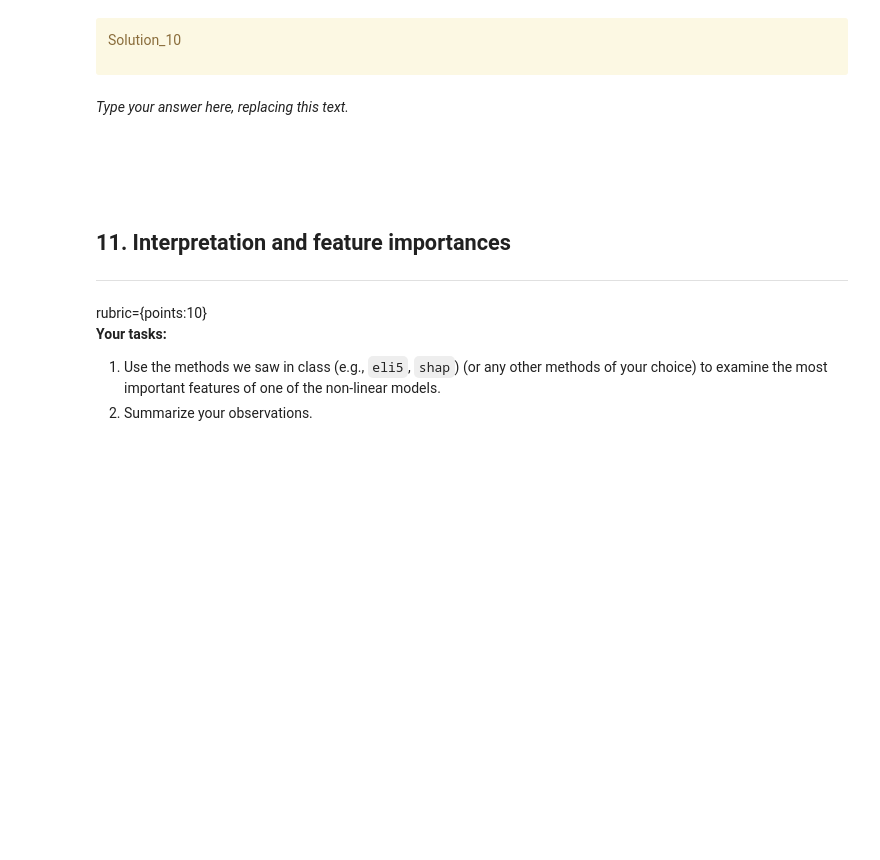
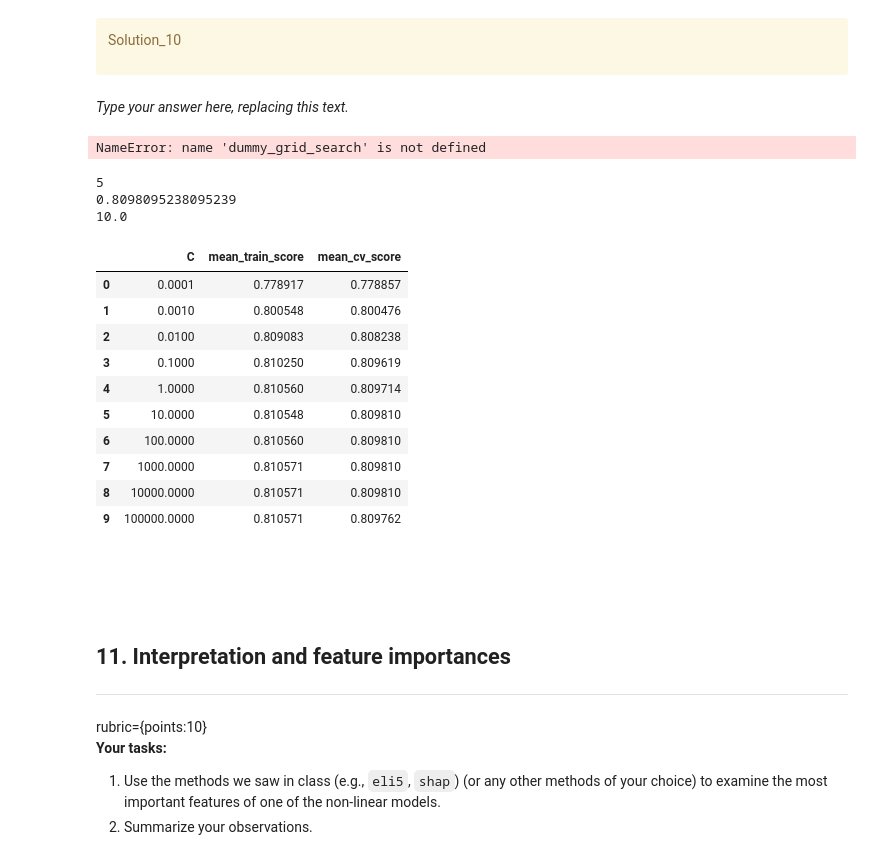
Before and after one commit to Nick-zhen/ML-Project, a Jupyter notebook: hw5/hw5.ipynb, the cells around one changed output. Cells and saved outputs as stored; diff of their text form; code cells hidden in the pictures; blank space fills up the shorter version.

```diff
--- a/hw5/hw5.ipynb
+++ b/hw5/hw5.ipynb
@@ -605,3 +756,72 @@ _Type your answer here, replacing this text._
+# %%
+# model 1 Dummy classifier: code based on lecture 8 and sklearn.org dummy classifier
+dummy_param_grid = {'strategy': ['most_frequent', 'stratified', 'uniform']}
+#setting up grid for grid search,did not include constant because we need to pick a number or else there is error
+scores_dict = {'strategy': [], 'mean_train_score': [], 'mean_cv_score': []}  #creat dictionary item to store results
+
+dummy_model = DummyClassifier() #our model
+
+for s in dummy_param_grid["strategy"]:
+    dummy_model.set_params(strategy=s) #strategy
+    GridSearchCV(dummy_model, dummy_param_grid,scoring='accuracy') #grid search
+    dummy_grid_search.fit(X_transformed, y_train) #fit
+    scores = cross_validate(dummy_model, X_transformed, y_train, return_train_score=True)
+    mean_train_score = scores["train_score"].mean() # we are only taking mean scores for cross validation here because cv scores should not be that different for dummy
+    mean_cv_score = scores["test_score"].mean()
+
+    scores_dict['strategy'].append(s)
+    scores_dict['mean_train_score'].append(mean_train_score)
+    scores_dict['mean_cv_score'].append(mean_cv_score)
+
+results_df = pd.DataFrame(scores_dict)
+results_df
+
+#we can see here that our model tell us the best strategy is 'most frequent'
+# %% [output]
+NameError: name 'dummy_grid_search' is not defined
+# %%
+# model 2 logistic regression: code based on lesture 7, lecture 8
+lr_param_grid = {"C": 10.0 ** np.arange(-4, 6, 1)} #setting up grid for gridsearch
+results_dict = {"C": [], "mean_train_score": [], "mean_cv_score": []} #our result are here
+
+lr_model = LogisticRegression(max_iter=1000) #our model
+
+lr_grid_search = GridSearchCV(lr_model, lr_param_grid)
+lr_grid_search.fit(X_transformed, y_train)
+
+for C in lr_param_grid["C"]:
+    lr_model.set_params(C=C)
+    scores = cross_validate(lr_model, X_transformed, y_train, return_train_score=True) # perform cross-validation
+    mean_train_score = scores["train_score"].mean()
+    mean_cv_score = scores["test_score"].mean()
+
+    results_dict["C"].append(C)
+    results_dict["mean_train_score"].append(mean_train_score)
+    results_dict["mean_cv_score"].append(mean_cv_score)
+
+results_df = pd.DataFrame(results_dict)
+best_score_index = results_df['mean_cv_score'].argmax()
+print(best_score_index)
+best_score = results_df.loc[best_score_index, 'mean_cv_score']
+print(best_score)
+best_parameters = results_df.loc[best_score_index, 'C']
+print(best_parameters)
+results_df
+# %% [output]
+5
+0.8098095238095239
+10.0
+|  | C | mean_train_score | mean_cv_score |
+| 0 | 0.0001 | 0.778917 | 0.778857 |
+| 1 | 0.0010 | 0.800548 | 0.800476 |
+| 2 | 0.0100 | 0.809083 | 0.808238 |
+| 3 | 0.1000 | 0.810250 | 0.809619 |
+| 4 | 1.0000 | 0.810560 | 0.809714 |
+| 5 | 10.0000 | 0.810548 | 0.809810 |
+| 6 | 100.0000 | 0.810560 | 0.809810 |
+| 7 | 1000.0000 | 0.810571 | 0.809810 |
+| 8 | 10000.0000 | 0.810571 | 0.809810 |
+| 9 | 100000.0000 | 0.810571 | 0.809762 |
 # %%
 ...
 # %%
```
Also changed, not shown: parts of 34 cells of this notebook.
